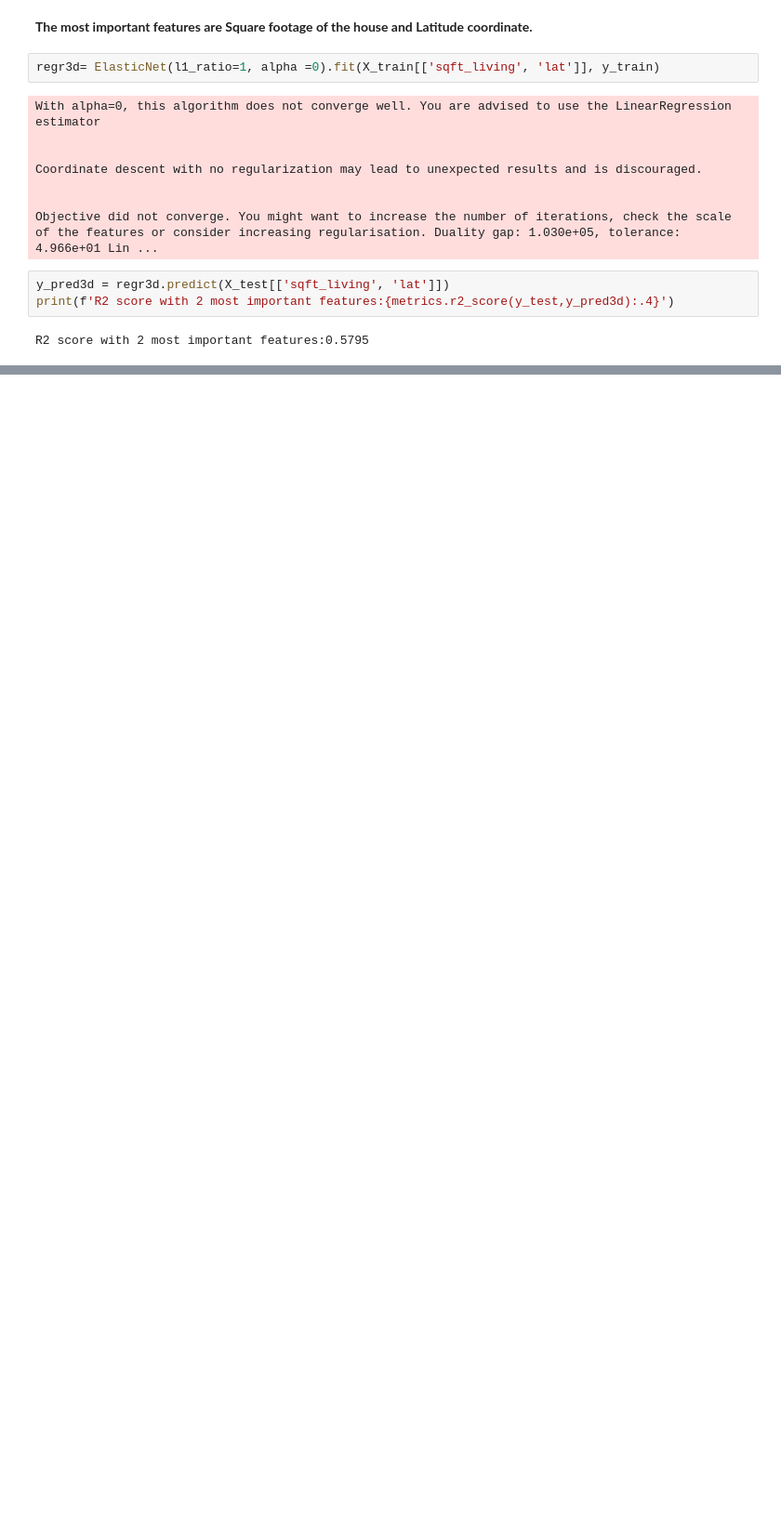
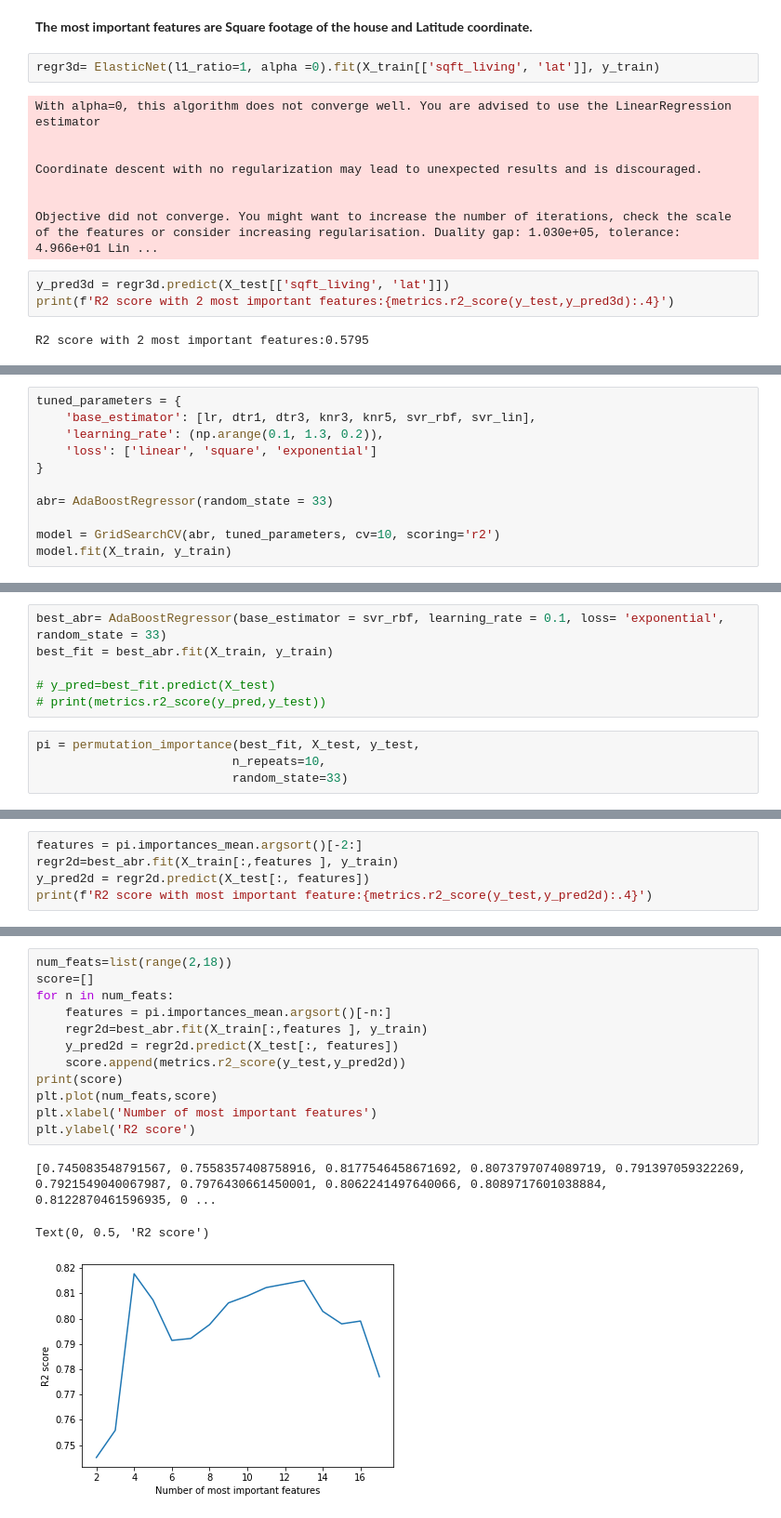
Before and after one commit to monikachudyba/MachineLearningProjects, a Jupyter notebook: Regression - House Pricing.ipynb, the cells around one changed output, grey strips where cells are left out. Shown at 93% size. Drawn from its saved outputs; the diff is of its cells as text; blank space fills up the shorter version.

Commit message:
AdaBoost

```diff
--- a/Regression - House Pricing.ipynb
+++ b/Regression - House Pricing.ipynb
@@ -466,0 +515,11 @@ X does not have valid feature names, but ElasticNet was fitted with feature name
+# %%
+tuned_parameters = {
+    'base_estimator': [lr, dtr1, dtr3, knr3, knr5, svr_rbf, svr_lin],
+    'learning_rate': (np.arange(0.1, 1.3, 0.2)),
+    'loss': ['linear', 'square', 'exponential']
+}
+
+abr= AdaBoostRegressor(random_state = 33)
+
+model = GridSearchCV(abr, tuned_parameters, cv=10, scoring='r2')
+model.fit(X_train, y_train)
@@ -466,0 +543,10 @@ X does not have valid feature names, but ElasticNet was fitted with feature name
+# %%
+best_abr= AdaBoostRegressor(base_estimator = svr_rbf, learning_rate = 0.1, loss= 'exponential', random_state = 33)
+best_fit = best_abr.fit(X_train, y_train)
+
+# y_pred=best_fit.predict(X_test)
+# print(metrics.r2_score(y_pred,y_test))
+# %%
+pi = permutation_importance(best_fit, X_test, y_test,
+                           n_repeats=10,
+                           random_state=33)
@@ -466,0 +561,5 @@ X does not have valid feature names, but ElasticNet was fitted with feature name
+# %%
+features = pi.importances_mean.argsort()[-2:]
+regr2d=best_abr.fit(X_train[:,features ], y_train)
+y_pred2d = regr2d.predict(X_test[:, features])
+print(f'R2 score with most important feature:{metrics.r2_score(y_test,y_pred2d):.4}')
@@ -466,0 +570,16 @@ X does not have valid feature names, but ElasticNet was fitted with feature name
+# %%
+num_feats=list(range(2,18))
+score=[]
+for n in num_feats:
+    features = pi.importances_mean.argsort()[-n:]
+    regr2d=best_abr.fit(X_train[:,features ], y_train)
+    y_pred2d = regr2d.predict(X_test[:, features])
+    score.append(metrics.r2_score(y_test,y_pred2d))
+print(score)
+plt.plot(num_feats,score)
+plt.xlabel('Number of most important features')
+plt.ylabel('R2 score')
+# %% [output]
+[0.745083548791567, 0.7558357408758916, 0.8177546458671692, 0.8073797074089719, 0.791397059322269, 0.7921549040067987, 0.7976430661450001, 0.8062241497640066, 0.8089717601038884, 0.8122870461596935, 0 ...
+Text(0, 0.5, 'R2 score')
+[figure, added]
```
Also changed, not shown: parts of 28 cells of this notebook, 1 other file.
